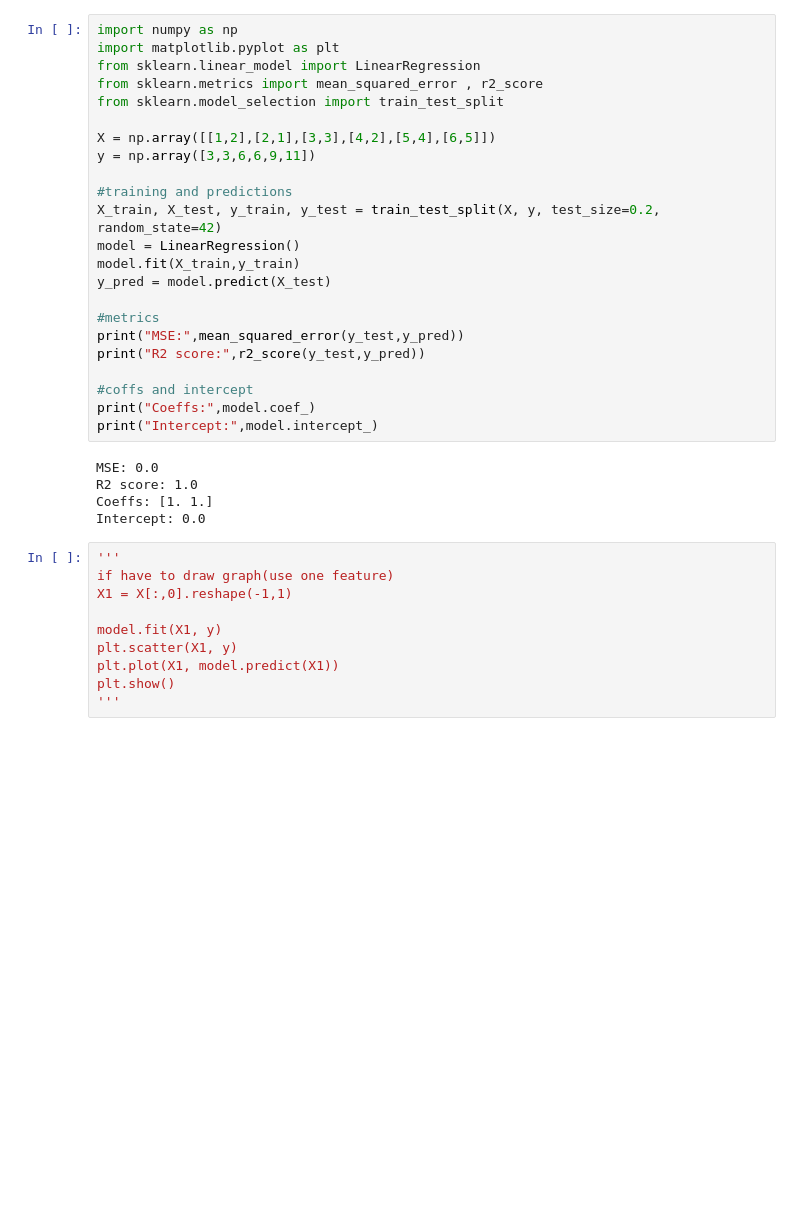
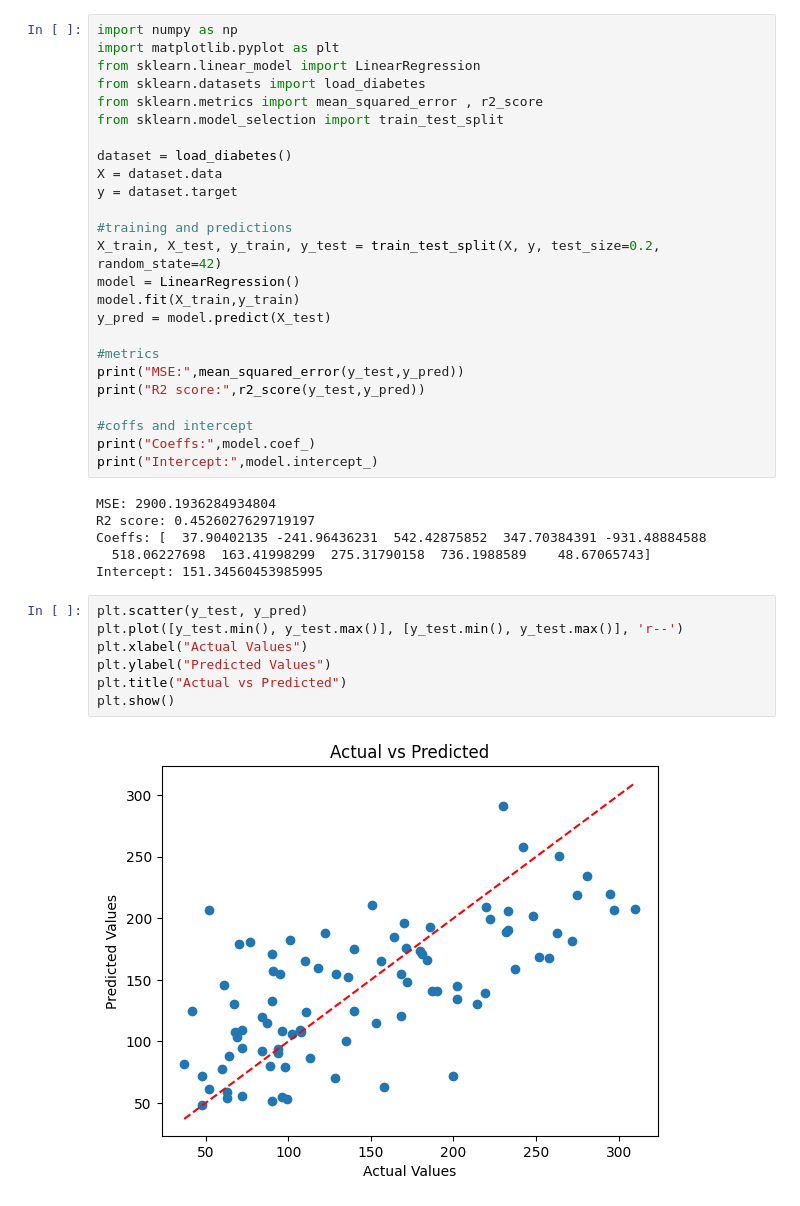
Before and after one commit to Thusyya-Vardhan/ML_Lab, a Jupyter notebook: 4_multiple_linear_regression.ipynb, the cells around one changed output. Cells and saved outputs as stored; diff of their text form; blank space fills up the shorter version.

```diff
--- a/4_multiple_linear_regression.ipynb
+++ b/4_multiple_linear_regression.ipynb
@@ -2,11 +2,13 @@
 import numpy as np
 import matplotlib.pyplot as plt
 from sklearn.linear_model import LinearRegression
+from sklearn.datasets import load_diabetes
 from sklearn.metrics import mean_squared_error , r2_score
 from sklearn.model_selection import train_test_split
 
-X = np.array([[1,2],[2,1],[3,3],[4,2],[5,4],[6,5]])
-y = np.array([3,3,6,6,9,11])
+dataset = load_diabetes()
+X = dataset.data
+y = dataset.target
 
 #training and predictions
 X_train, X_test, y_train, y_test = train_test_split(X, y, test_size=0.2, random_state=42)
@@ -22,17 +24,17 @@ print("R2 score:",r2_score(y_test,y_pred))
 print("Coeffs:",model.coef_)
 print("Intercept:",model.intercept_)
 # %% [output]
-MSE: 0.0
-R2 score: 1.0
-Coeffs: [1. 1.]
-Intercept: 0.0
+MSE: 2900.1936284934804
+R2 score: 0.4526027629719197
+Coeffs: [  37.90402135 -241.96436231  542.42875852  347.70384391 -931.48884588
+  518.06227698  163.41998299  275.31790158  736.1988589    48.67065743]
+Intercept: 151.34560453985995
-# %%
-'''
-if have to draw graph(use one feature)
-X1 = X[:,0].reshape(-1,1)
-
-model.fit(X1, y)
-plt.scatter(X1, y)
-plt.plot(X1, model.predict(X1))
-plt.show()
-'''
+# %%
+plt.scatter(y_test, y_pred)
+plt.plot([y_test.min(), y_test.max()], [y_test.min(), y_test.max()], 'r--')
+plt.xlabel("Actual Values")
+plt.ylabel("Predicted Values")
+plt.title("Actual vs Predicted")
+plt.show()
+# %% [output]
+[figure, added]
```
Also changed, not shown: 2 other files.
